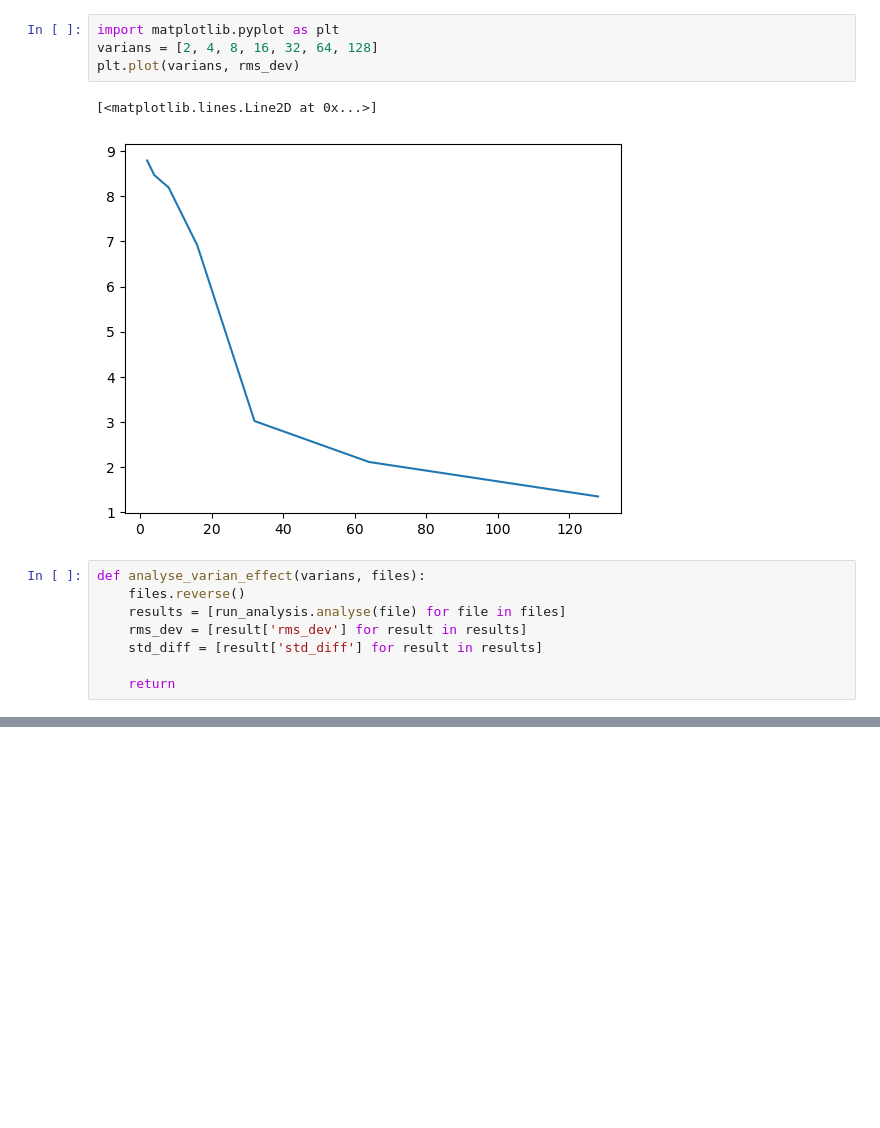
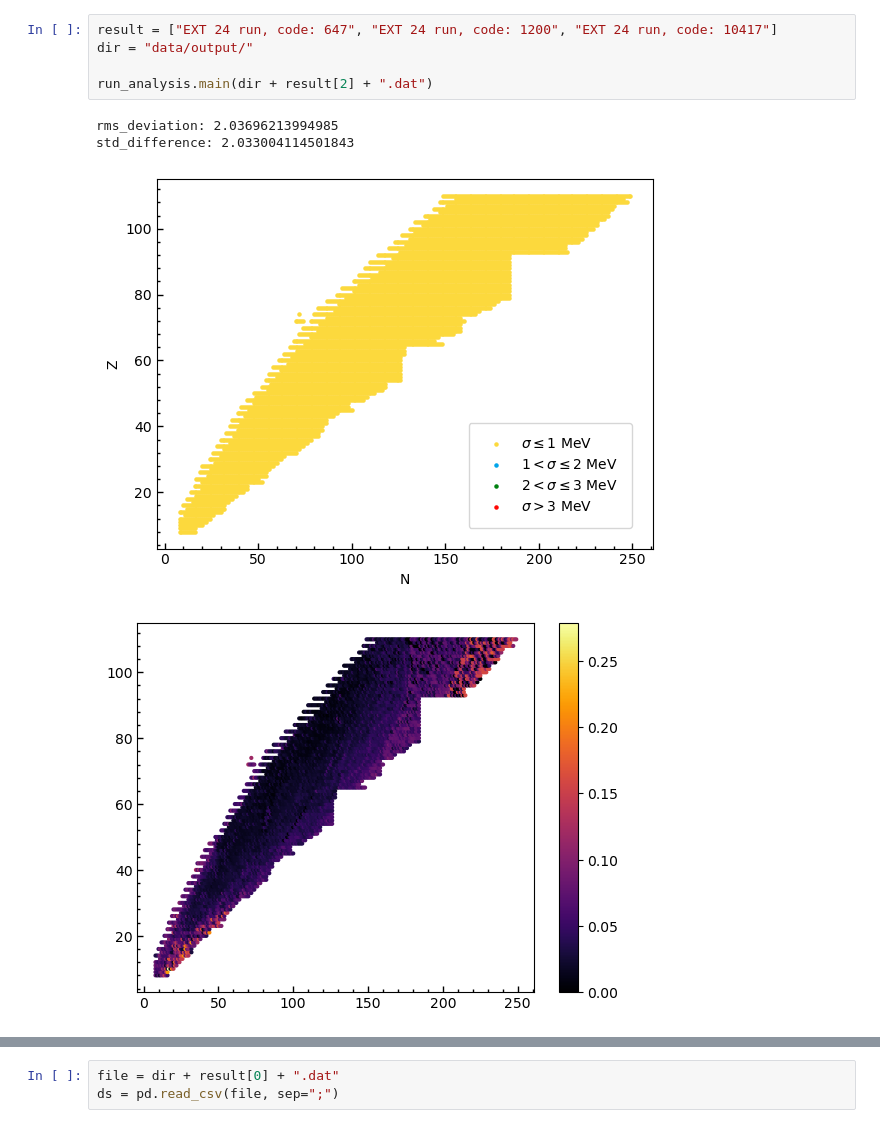
Before and after one commit to mzyudhistira/BSk24-Emu, a Jupyter notebook: analysis.ipynb, the cells around one changed output, grey strips where cells are left out. Cells and saved outputs as stored; diff of their text form; blank space fills up the shorter version.

Commit message:
test on ext data, update analysis

```diff
--- a/analysis.ipynb
+++ b/analysis.ipynb
@@ -136,15 +10,10 @@ To enable the following instructions: SSE4.1 SSE4.2 AVX AVX2 AVX512F AVX512_VNNI
-# %%
-import matplotlib.pyplot as plt
-varians = [2, 4, 8, 16, 32, 64, 128]
-plt.plot(varians, rms_dev)
-# %% [output]
-[<matplotlib.lines.Line2D at 0x...>]
-[figure, removed]
-# %%
-def analyse_varian_effect(varians, files):
-    files.reverse()
-    results = [run_analysis.analyse(file) for file in files]
-    rms_dev = [result['rms_dev'] for result in results]
-    std_diff = [result['std_diff'] for result in results]
-
-    return
+# %%
+result = ["EXT 24 run, code: 647", "EXT 24 run, code: 1200", "EXT 24 run, code: 10417"]
+dir = "data/output/"
+
+run_analysis.main(dir + result[2] + ".dat")
+# %% [output]
+rms_deviation: 2.03696213994985
+std_difference: 2.033004114501843
+[figure, added]
+[figure, added]
@@ -150,0 +21,3 @@ def analyse_varian_effect(varians, files):
+# %%
+file = dir + result[0] + ".dat"
+ds = pd.read_csv(file, sep=";")
```
Also changed, not shown: parts of 10 cells of this notebook, 13 other files.
